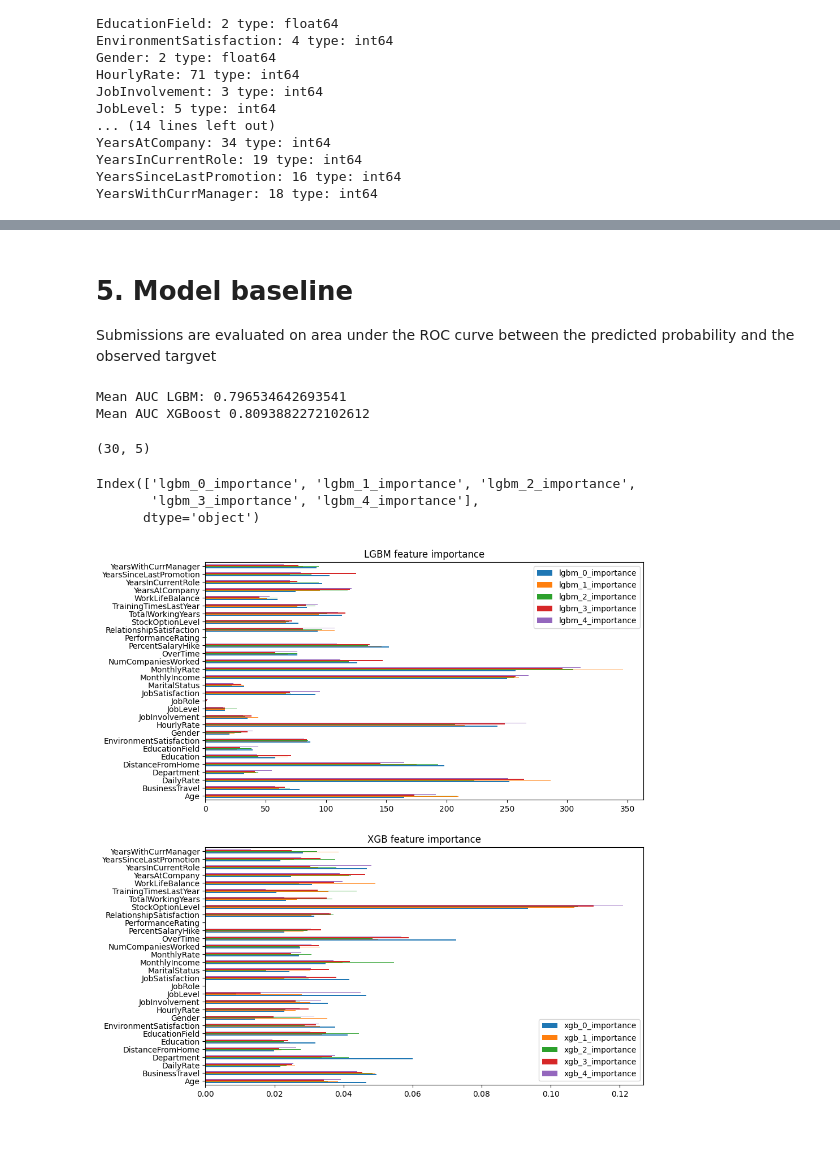
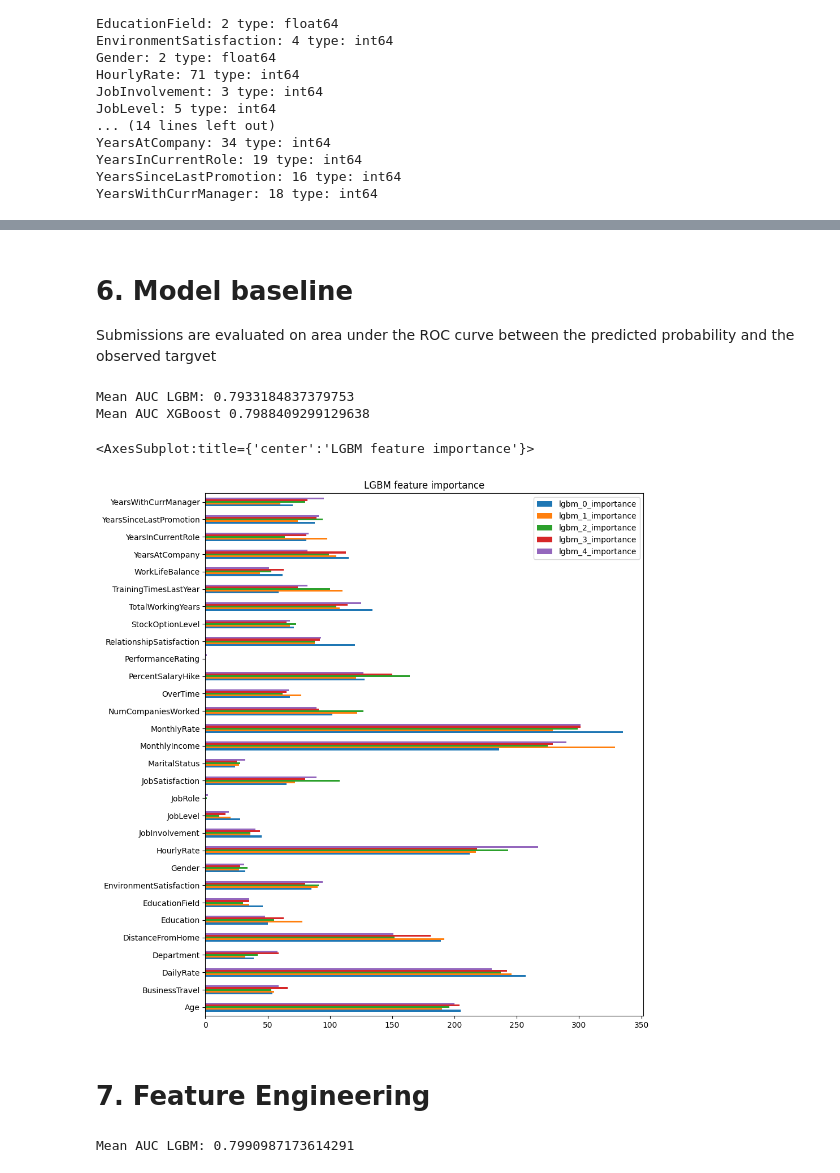
Before and after one commit to rolosa10/Kaggle_rls, a Jupyter notebook: playground_series_s3e3/notebooks/EDA_and_base_solution.ipynb, the cells around one changed output, grey strips where cells are left out. Drawn from its saved outputs; the diff is of its cells as text; code cells hidden in the pictures; blank space fills up the shorter version.

Commit message:
Adding feature correlation, feature engineering and hyperparameter tunning

```diff
--- a/playground_series_s3e3/notebooks/EDA_and_base_solution.ipynb
+++ b/playground_series_s3e3/notebooks/EDA_and_base_solution.ipynb
@@ -149,7 +143,7 @@ Show the distribution of the features for each of the 8 continuous features.
 # There are 8 continuous features --> KDE --> (2,4) matrix for subplots
 nrows = 2
 ncols = 4
-fig, axes = plt.subplots(nrows, ncols, figsize=(10,8))
+fig, axes = plt.subplots(nrows, ncols, figsize=(20,8))
 plt.subplots_adjust(wspace=0.8)
 for r in range(nrows):
     for c in range(ncols):
@@ -211,3 +209,5 @@ test_df.loc[test_df['StockOptionLevel']== 4, 'StockOptionLevel'] = 0
+# %%
+train_df['NumCompaniesWorked'] = train_df['NumCompaniesWorked'].replace(0,1)
 # %% [markdown]
 Regarding the DailyRate column, there are few values that do not make sense -->
 Train_df: DailyRate == 3921
@@ -236,8 +236,8 @@ Total number of features: 30
 Number of categorical (<25 Unique Values) features: 22
 Number of continuos features: 8
 # %%
-train_df = train_df.drop(columns=['EmployeeCount', 'Over18', 'StandardHours'])
-test_df = test_df.drop(columns=['EmployeeCount', 'Over18', 'StandardHours'])
+train_df = train_df.drop(columns=DROP_FEATURES)
+test_df = test_df.drop(columns=DROP_FEATURES)
 # %% [markdown]
 ## 4.2  Encode features
 There are different types of features.
@@ -308,5 +317,5 @@ YearsWithCurrManager: 18 type: int64
 # %% [markdown]
-# 5. Model baseline
+# 6. Model baseline
 Submissions are evaluated on area under the ROC curve between the predicted probability and the observed targvet
 # %%
 lgb_params = {
@@ -346,5 +355,5 @@ for fold, (train_idx, valid_idx) in enumerate(skf.split(train_df[FEATURES], trai
 print(f'Mean AUC LGBM: {np.array(lgb_scores).mean()}')
 print(f'Mean AUC XGBoost {np.array(xgb_scores).mean()}')
 # %% [output]
-Mean AUC LGBM: 0.796534642693541
-Mean AUC XGBoost 0.8093882272102612
+Mean AUC LGBM: 0.7933184837379753
+Mean AUC XGBoost 0.7988409299129638
@@ -353,16 +360,40 @@ fims = pd.concat(fim_dfs, axis=1)
-# %%
-fims[fims.columns[fims.columns.isin('xgb_'+str(i)+'_importance' for i in range(0,5))]].values.shape
-# %% [output]
-(30, 5)
-# %%
-fims[fims.columns[fims.columns.isin('lgbm_'+str(i)+'_importance' for i in range(0,5))]].columns
-# %% [output]
-Index(['lgbm_0_importance', 'lgbm_1_importance', 'lgbm_2_importance',
-       'lgbm_3_importance', 'lgbm_4_importance'],
-      dtype='object')
 # %%
-fig, axs = plt.subplots(2,1, figsize= (15,18))
-axs[0] = fims[fims.columns[fims.columns.isin('lgbm_'+str(i)+'_importance' for i in range(0,5))]].plot(kind='barh', figsize=(10,12), title='LGBM feature importance', ax = axs[0])
-axs[1] = fims[fims.columns[fims.columns.isin('xgb_'+str(i)+'_importance' for i in range(0,5))]].plot(kind='barh', figsize=(10,12), title='XGB feature importance', ax= axs[1])
+fig, axs = plt.subplots(1,1, figsize= (15,18))
+fims = pd.concat(fim_dfs, axis=1)
+fims[fims.columns[fims.columns.isin('lgbm_'+str(i)+'_importance' for i in range(0,5))]].plot(kind='barh', figsize=(10,12), title='LGBM feature importance', ax = axs)
+# axs[1] = fims[fims.columns[fims.columns.isin('xgb_'+str(i)+'_importance' for i in range(0,5))]].plot(kind='barh', figsize=(10,12), title='XGB feature importance', ax= axs[1])
 # %% [output]
+<AxesSubplot:title={'center':'LGBM feature importance'}>
-[figure, old version]
+[figure, new version]
+# %% [markdown]
+# 7. Feature Engineering
+# %%
+# There are some features that are not payed a lot of attention, let's see how the model performs when we delete them:
+# Decision Trees and Random Forest do not require feature scaling.
+# I am going to try several models
+
+DROP_FEATURES_2 = ['JobRole', 'JobLevel', 'MaritalStatus','PerformanceRating']
+for i in range(0,len(DROP_FEATURES_2)-1 ):
+    FEATURES.remove(DROP_FEATURES_2[i])
+
+skf = StratifiedKFold(n_splits = 5, shuffle = True)
+lgb_scores = []
+fim_dfs = []
+for fold, (train_idx, valid_idx) in enumerate(skf.split(train_df[FEATURES], train_df[TARGET])):
+    X_train, X_valid = train_df[FEATURES].iloc[train_idx], train_df[FEATURES].iloc[valid_idx]
+    y_train, y_valid = train_df[TARGET].iloc[train_idx], train_df[TARGET].iloc[valid_idx]
+
+    lgbm = LGBMClassifier(objective='binary', metric = 'auc', n_estimators=100)
+    lgbm.fit(X_train, y_train)
+    lgb_scores.append(roc_auc_score(y_valid, lgbm.predict_proba(X_valid)[:,1]))
+
+
+    fim = pd.DataFrame(index = FEATURES,
+    data = {
+        f'lgbm_{fold}_importance': lgbm.feature_importances_,
+        })
+
+    fim_dfs.append(fim)
+print(f'Mean AUC LGBM: {np.array(lgb_scores).mean()}')
+# %% [output]
+Mean AUC LGBM: 0.7990987173614291
```
Also changed, not shown: parts of 13 cells of this notebook.
